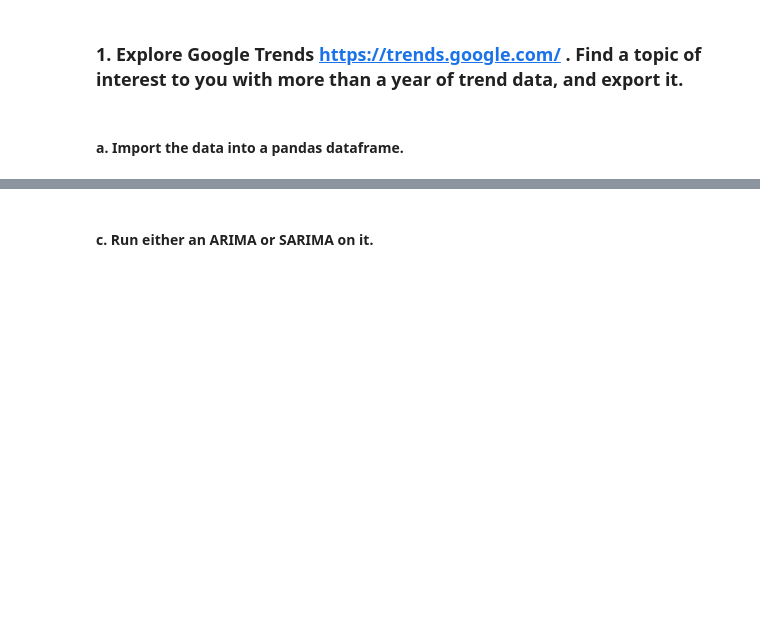
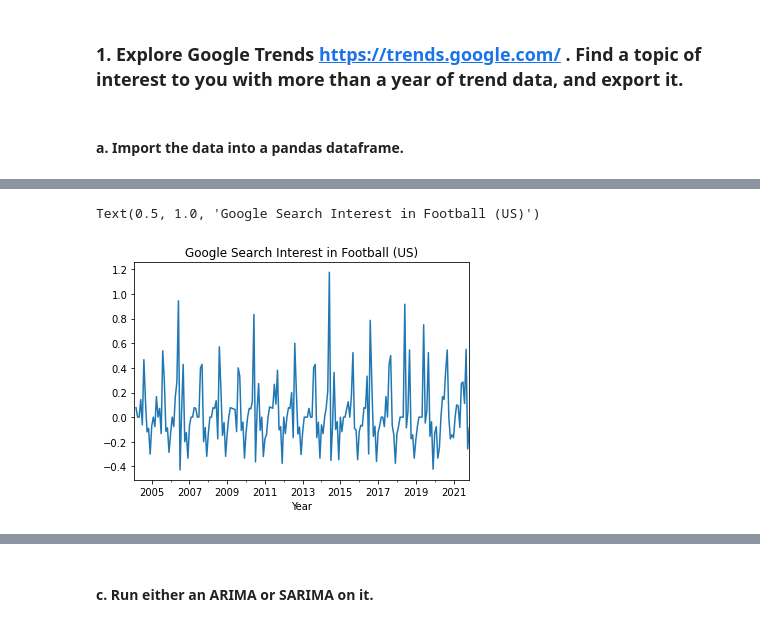
Before and after one commit to jmort16/week_11, a Jupyter notebook: wk_11_group_act.ipynb, the cells around one changed output, grey strips where cells are left out. Cells and saved outputs as stored; diff of their text form; code cells hidden in the pictures; blank space fills up the shorter version.

```diff
--- a/wk_11_group_act.ipynb
+++ b/wk_11_group_act.ipynb
@@ -8,0 +55,9 @@
+# %%
+#Stationarizing the Data
+foot['Station_Foot']=foot['Football: (United States)'].pct_change()
+foot['Station_Foot'].plot()
+plt.xlabel('Year')
+plt.title('Google Search Interest in Football (US)')
+# %% [output]
+Text(0.5, 1.0, 'Google Search Interest in Football (US)')
+[figure, added]
```
Also changed, not shown: parts of 19 cells of this notebook.
